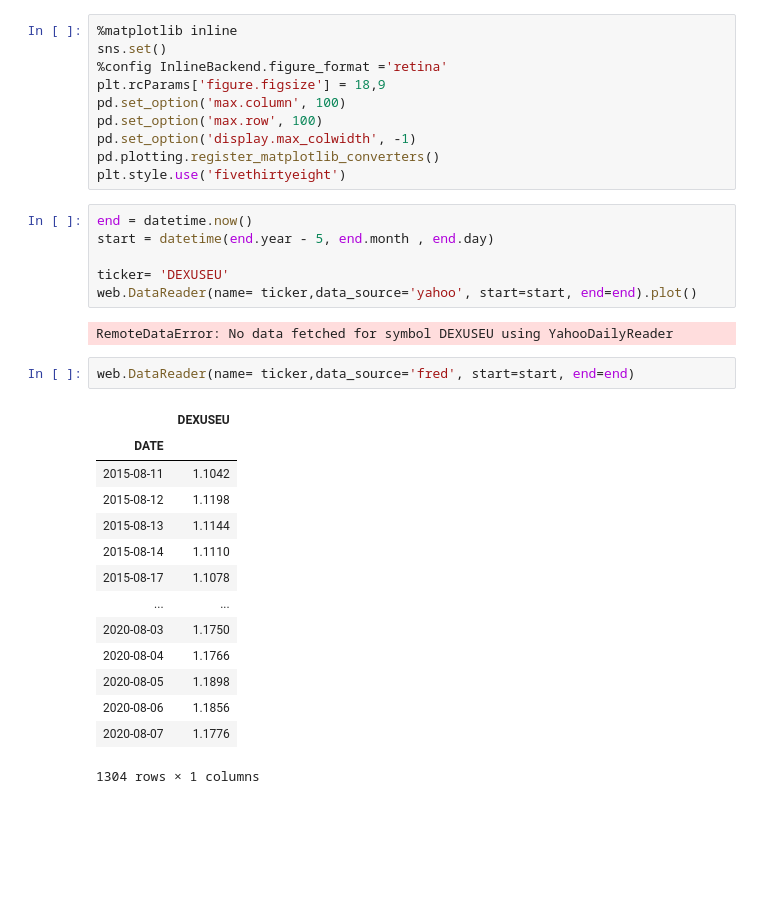
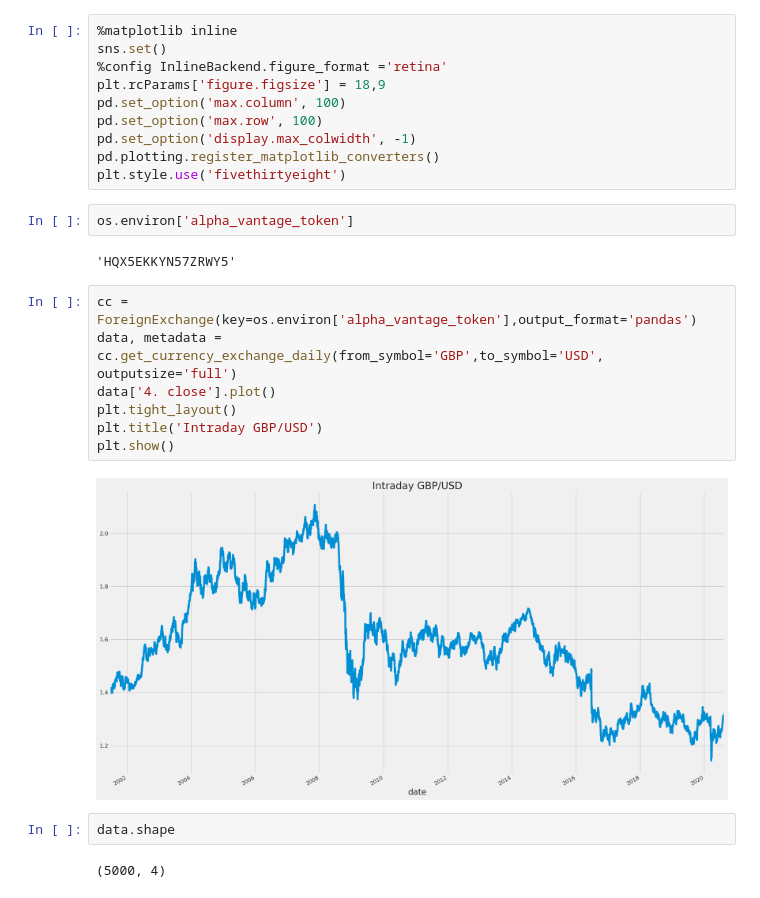
Before and after one commit to akokaz1/Algo-Trading, a Jupyter notebook: notebooks/scripts/long_short_term_memory.ipynb, the cells around one changed output. Drawn from its saved outputs; the diff is of its cells as text; blank space fills up the shorter version.

Commit message:
Now ingested FX data back to 2002

```diff
--- a/notebooks/scripts/long_short_term_memory.ipynb
+++ b/notebooks/scripts/long_short_term_memory.ipynb
@@ -22,28 +24,20 @@ pd.set_option('max.row', 100)
 pd.set_option('display.max_colwidth', -1)
 pd.plotting.register_matplotlib_converters()
 plt.style.use('fivethirtyeight')
-# %%
-end = datetime.now()
-start = datetime(end.year - 5, end.month , end.day)
-
-ticker= 'DEXUSEU'
-web.DataReader(name= ticker,data_source='yahoo', start=start, end=end).plot()
-# %% [output]
-RemoteDataError: No data fetched for symbol DEXUSEU using YahooDailyReader
-# %%
-web.DataReader(name= ticker,data_source='fred', start=start, end=end)
-# %% [output]
-|  | DEXUSEU |
-| DATE |  |
-| 2015-08-11 | 1.1042 |
-| 2015-08-12 | 1.1198 |
-| 2015-08-13 | 1.1144 |
-| 2015-08-14 | 1.1110 |
-| 2015-08-17 | 1.1078 |
-| ... | ... |
-| 2020-08-03 | 1.1750 |
-| 2020-08-04 | 1.1766 |
-| 2020-08-05 | 1.1898 |
-| 2020-08-06 | 1.1856 |
-| 2020-08-07 | 1.1776 |
-1304 rows × 1 columns
+# %%
+os.environ['alpha_vantage_token']
+# %% [output]
+'HQX5EKKYN57ZRWY5'
+# %%
+cc = ForeignExchange(key=os.environ['alpha_vantage_token'],output_format='pandas')
+data, metadata = cc.get_currency_exchange_daily(from_symbol='GBP',to_symbol='USD', outputsize='full')
+data['4. close'].plot()
+plt.tight_layout()
+plt.title('Intraday GBP/USD')
+plt.show()
+# %% [output]
+[figure, added]
+# %%
+data.shape
+# %% [output]
+(5000, 4)
```
Also changed, not shown: parts of 1 cell of this notebook.
